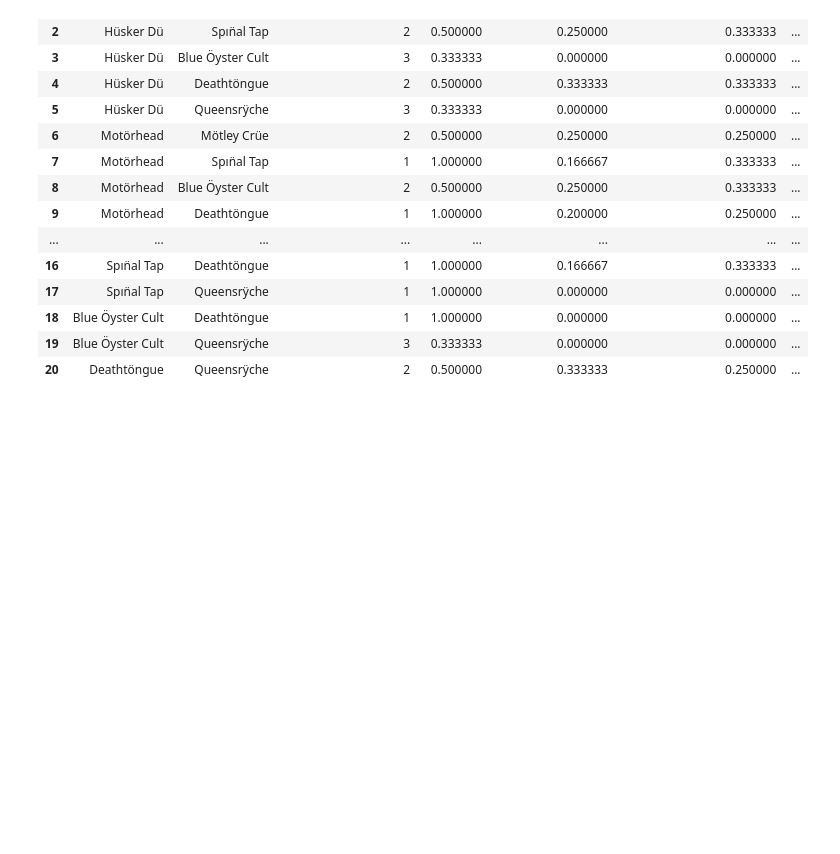
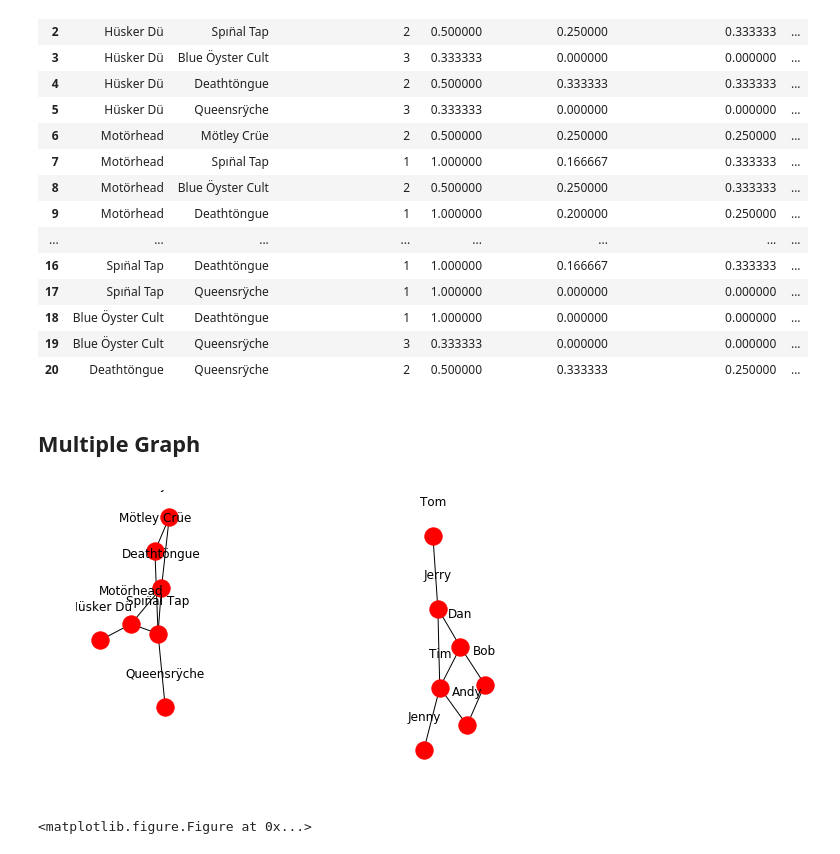
Before and after one commit to Ewen2015/DataScienceNotes, a Jupyter notebook: network/graphicML_test.ipynb, the cells around one changed output. Cells and saved outputs as stored; diff of their text form; code cells hidden in the pictures; blank space fills up the shorter version.

```diff
--- a/network/graphicML_test.ipynb
+++ b/network/graphicML_test.ipynb
@@ -97,3 +101,62 @@ edge
 | 18 | Blue Öyster Cult | Deathtöngue | 1 | 1.000000 | 0.000000 | 0.000000 | ... |
 | 19 | Blue Öyster Cult | Queensrÿche | 3 | 0.333333 | 0.000000 | 0.000000 | ... |
 | 20 | Deathtöngue | Queensrÿche | 2 | 0.500000 | 0.333333 | 0.250000 | ... |
+# %% [markdown]
+## Multiple Graph
+# %%
+try:
+    hd = 'H' + unichr(252) + 'sker D' + unichr(252)
+    mh = 'Mot' + unichr(246) + 'rhead'
+    mc = 'M' + unichr(246) + 'tley Cr' + unichr(252) + 'e'
+    st = 'Sp' + unichr(305) + 'n' + unichr(776) + 'al Tap'
+    q = 'Queensr' + unichr(255) + 'che'
+    boc = 'Blue ' + unichr(214) + 'yster Cult'
+    dt = 'Deatht' + unichr(246) + 'ngue'
+except NameError:
+    hd = 'H' + chr(252) + 'sker D' + chr(252)
+    mh = 'Mot' + chr(246) + 'rhead'
+    mc = 'M' + chr(246) + 'tley Cr' + chr(252) + 'e'
+    st = 'Sp' + chr(305) + 'n' + chr(776) + 'al Tap'
+    q = 'Queensr' + chr(255) + 'che'
+    boc = 'Blue ' + chr(214) + 'yster Cult'
+    dt = 'Deatht' + chr(246) + 'ngue'
+
+G = nx.Graph()
+
+G.add_edge(hd, mh)
+G.add_edge(mc, st)
+G.add_edge(boc, mc)
+G.add_edge(boc, dt)
+G.add_edge(st, dt)
+G.add_edge(q, st)
+G.add_edge(dt, mh)
+G.add_edge(st, mh)
+
+tom = 'Tom' # hd
+jer = 'Jerry' # mh
+andy = 'Andy' # mc
+tim = 'Tim' # st
+jen = 'Jenny' # q
+bob = 'Bob' # boc
+dan = 'Dan' # dt
+
+
+G.add_edge(tom, jer)
+G.add_edge(andy, tim)
+G.add_edge(bob, andy)
+G.add_edge(bob, dan)
+G.add_edge(tim, dan)
+G.add_edge(jen, tim)
+G.add_edge(dan, jer)
+G.add_edge(tim, jer)
+
+pos = nx.spring_layout(G)
+nx.draw(G, pos, font_size=16, with_labels=False)
+for p in pos:  # raise text positions
+    pos[p][1] += 0.07
+nx.draw_networkx_labels(G, pos)
+plt.figure(figsize=(16,9))
+plt.show()
+# %% [output]
+[figure, added]
+<matplotlib.figure.Figure at 0x...>
```
Also changed, not shown: parts of 3 cells of this notebook, 2 other files.
